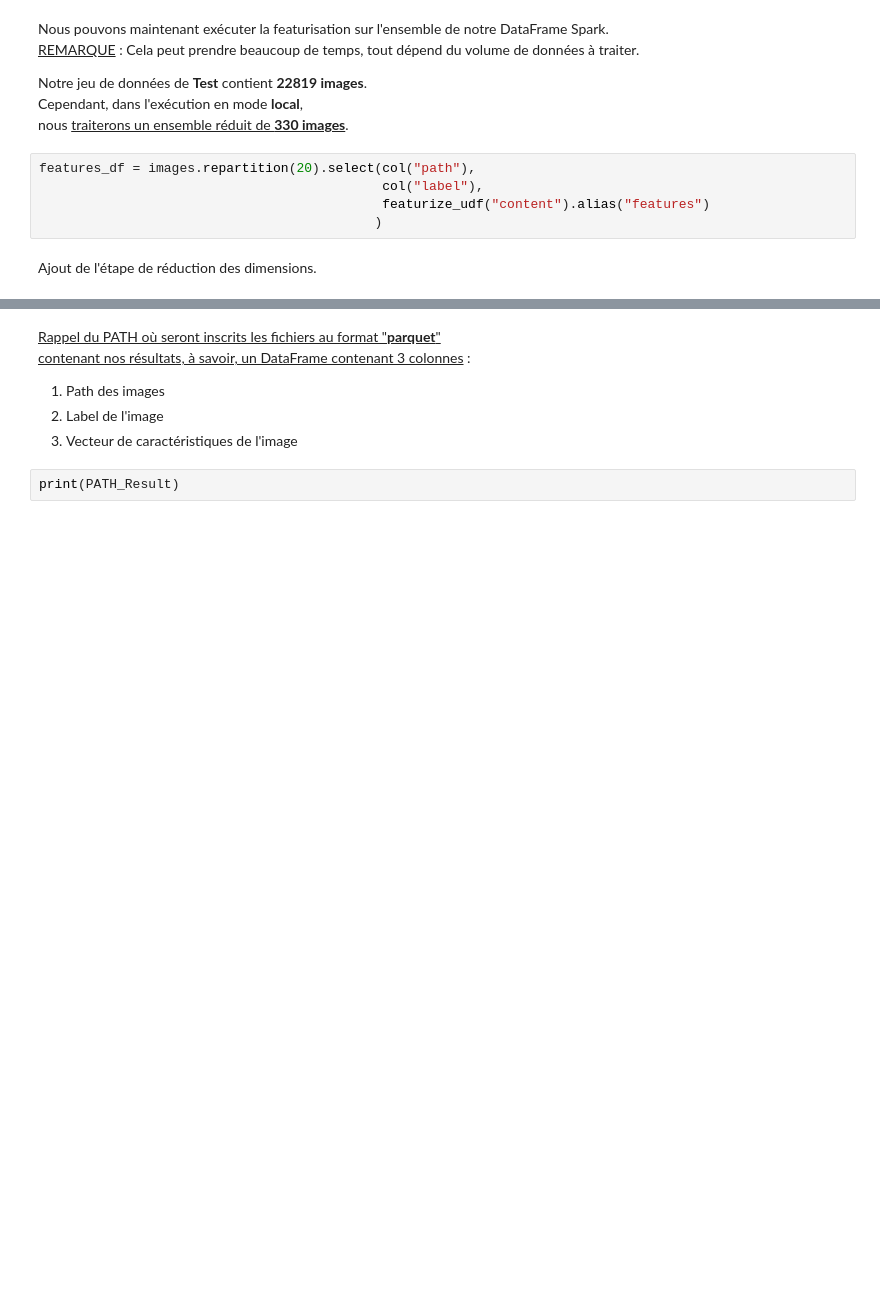
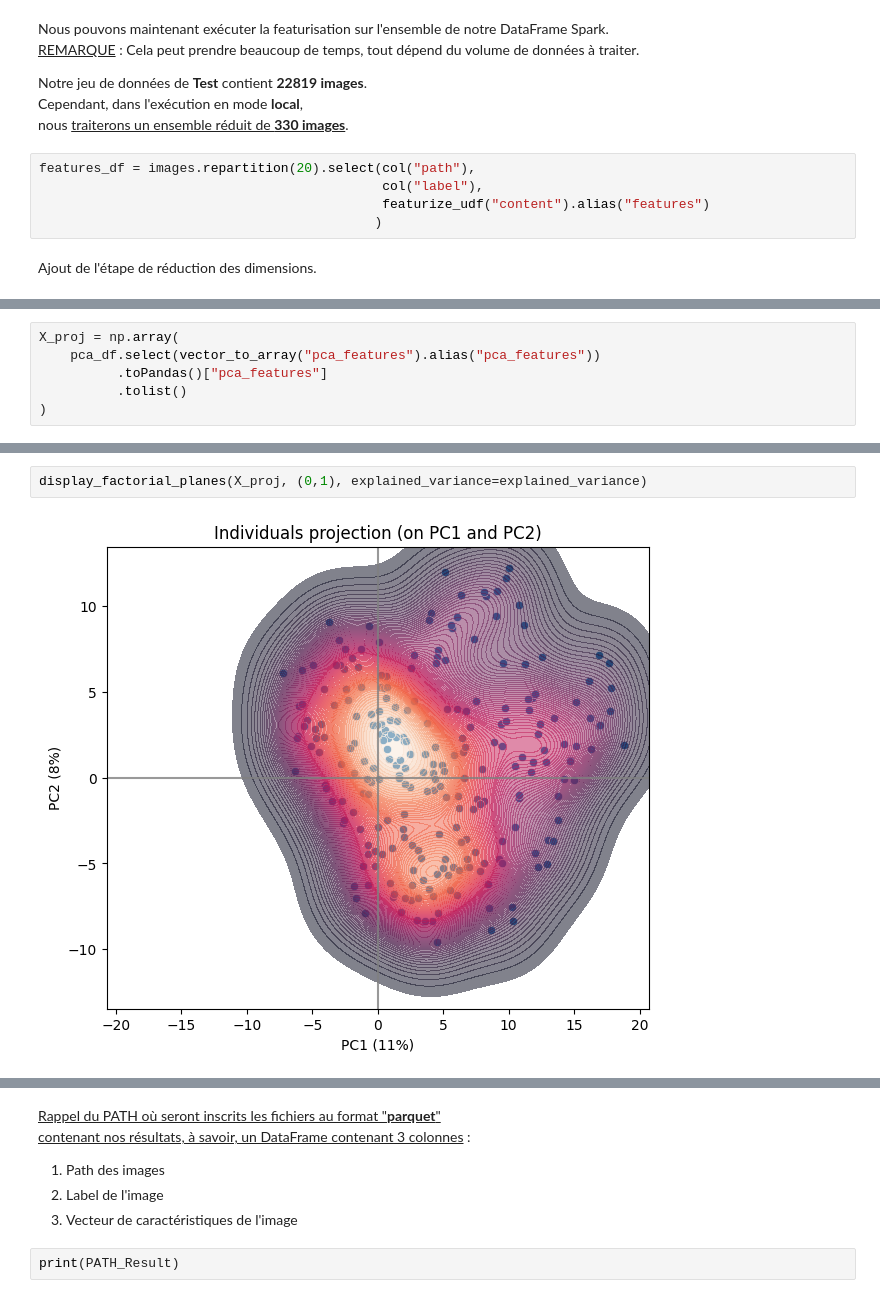
Before and after one commit to Unipto/DS_9, a Jupyter notebook: Mode_operatoire/P9_Notebook_Linux_EMR_PySpark_V1.0.ipynb, the cells around one changed output, grey strips where cells are left out. Drawn from its saved outputs; the diff is of its cells as text; blank space fills up the shorter version.

```diff
--- a/Mode_operatoire/P9_Notebook_Linux_EMR_PySpark_V1.0.ipynb
+++ b/Mode_operatoire/P9_Notebook_Linux_EMR_PySpark_V1.0.ipynb
@@ -607,0 +794,6 @@ To enable the following instructions: AVX2 FMA, in other operations, rebuild Ten
+# %%
+X_proj = np.array(
+    pca_df.select(vector_to_array("pca_features").alias("pca_features"))
+          .toPandas()["pca_features"]
+          .tolist()
+)
@@ -607,0 +818,4 @@ To enable the following instructions: AVX2 FMA, in other operations, rebuild Ten
+# %%
+display_factorial_planes(X_proj, (0,1), explained_variance=explained_variance)
+# %% [output]
+[figure, added]
```
Also changed, not shown: parts of 17 cells of this notebook.
